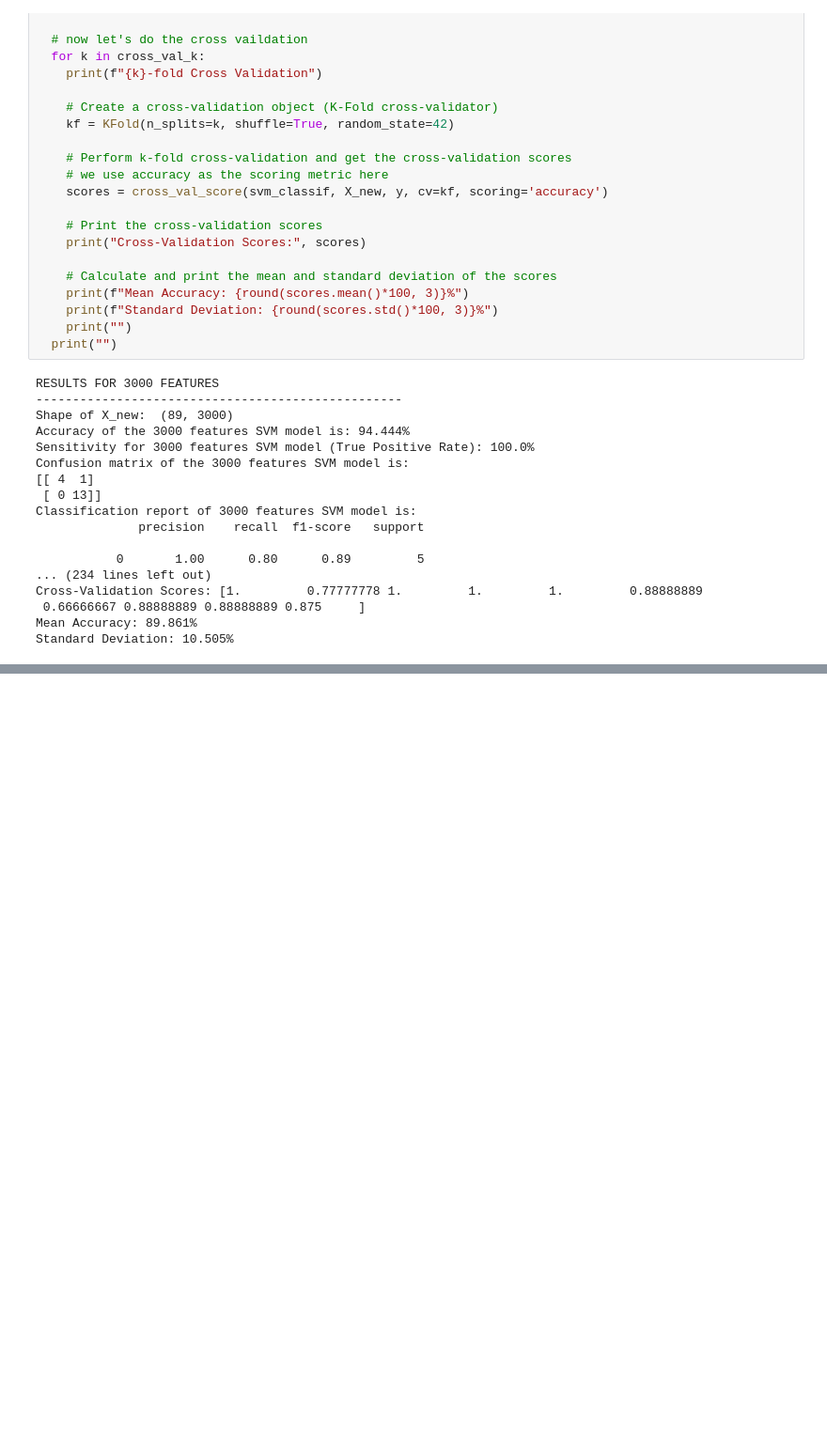
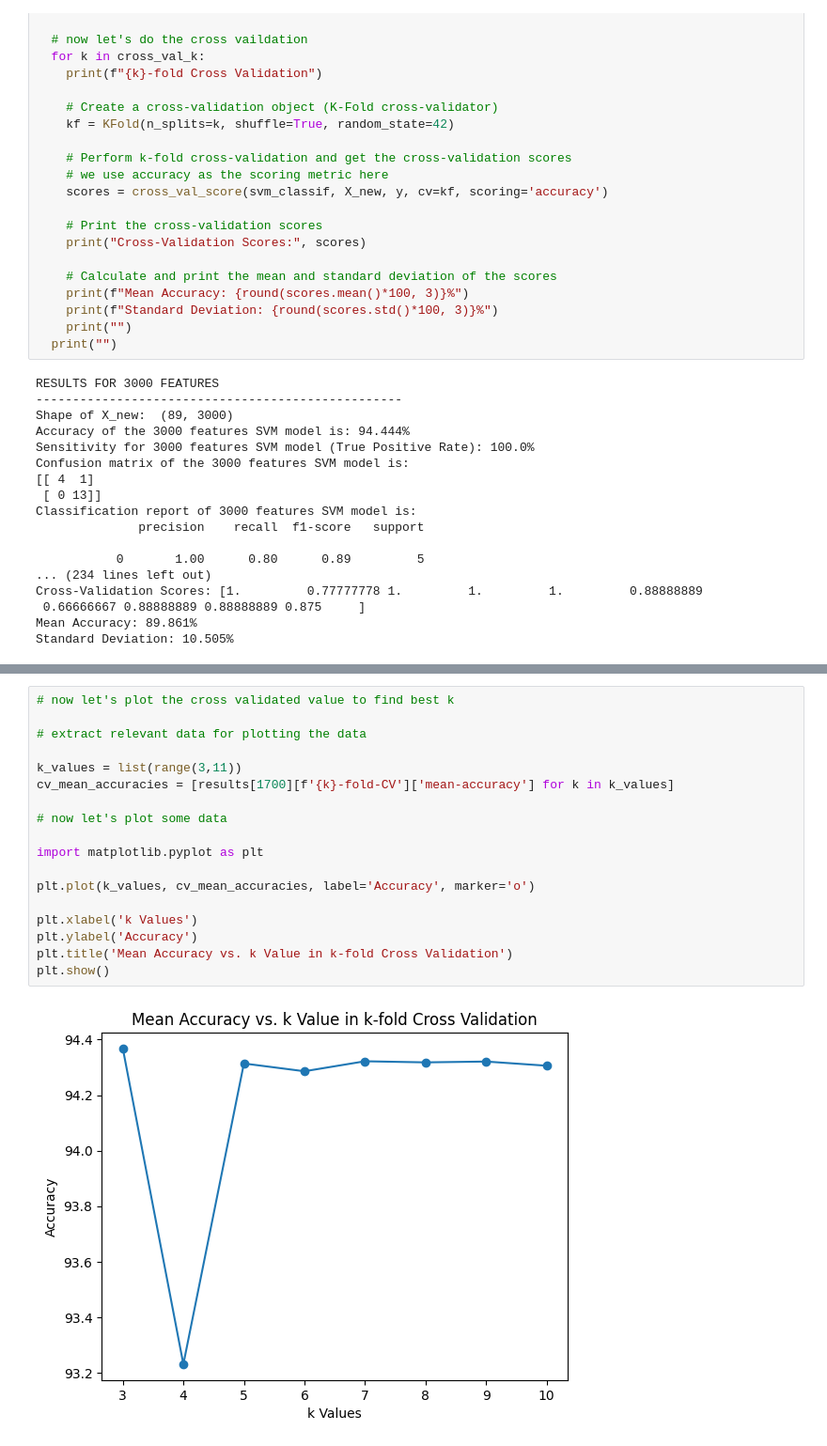
Before and after one commit to Sachira-Heshan/omic-data-and-machine-learning-in-the-identification-of-coronary-artery-disease, a Jupyter notebook: building_models_using_rna_data.ipynb, the cells around one changed output, grey strips where cells are left out. Shown at 94% size. Cells and saved outputs as stored; diff of their text form; blank space fills up the shorter version.

```diff
--- a/building_models_using_rna_data.ipynb
+++ b/building_models_using_rna_data.ipynb
@@ -578,0 +992,20 @@ Standard Deviation: 10.505%
+# %%
+# now let's plot the cross validated value to find best k
+
+# extract relevant data for plotting the data
+
+k_values = list(range(3,11))
+cv_mean_accuracies = [results[1700][f'{k}-fold-CV']['mean-accuracy'] for k in k_values]
+
+# now let's plot some data
+
+import matplotlib.pyplot as plt
+
+plt.plot(k_values, cv_mean_accuracies, label='Accuracy', marker='o')
+
+plt.xlabel('k Values')
+plt.ylabel('Accuracy')
+plt.title('Mean Accuracy vs. k Value in k-fold Cross Validation')
+plt.show()
+# %% [output]
+[figure, added]
```
Also changed, not shown: parts of 10 cells of this notebook.
